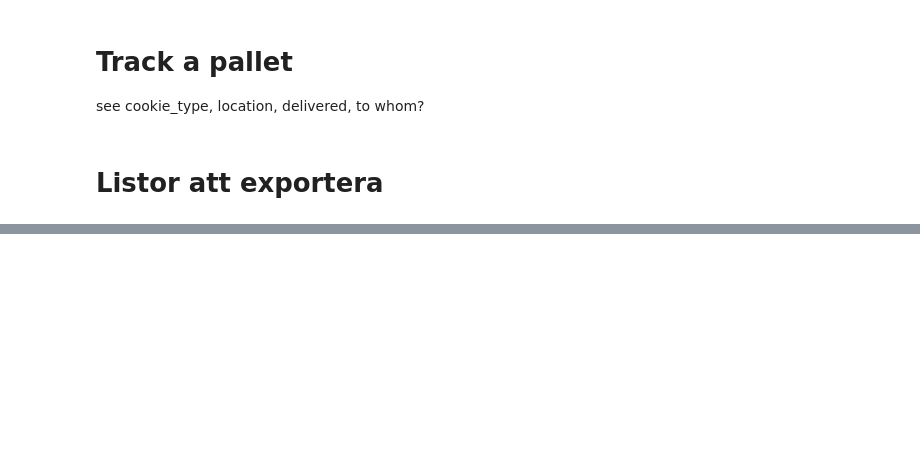
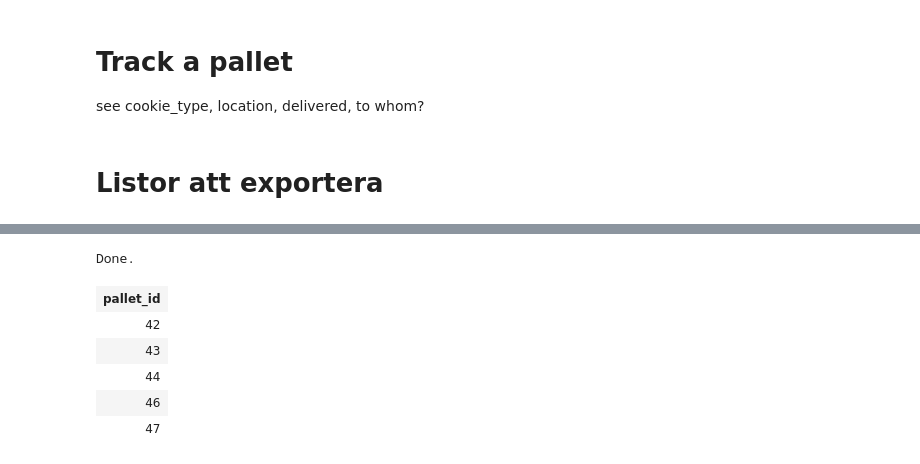
Before and after one commit to jysing/Krusty_Kookies, a Jupyter notebook: Notebook_SQL.ipynb, the cells around one changed output, grey strips where cells are left out. Drawn from its saved outputs; the diff is of its cells as text; code cells hidden in the pictures; blank space fills up the shorter version.

```diff
--- a/Notebook_SQL.ipynb
+++ b/Notebook_SQL.ipynb
@@ -182,6 +339,14 @@ WHERE production_date BETWEEN "2016-01-01" AND "2017-02-23"
 # %%
 %%sql
 -- Blockerade pallar
 SELECT pallet_id
 FROM PALLET
-WHERE is_blocked = 1
+WHERE is_blocked = 1 AND cookie_name = 'Berliner'
+# %% [output]
+Done.
+| pallet_id |
+| 42 |
+| 43 |
+| 44 |
+| 46 |
+| 47 |
```
Also changed, not shown: parts of 25 cells of this notebook, 4 other files.
